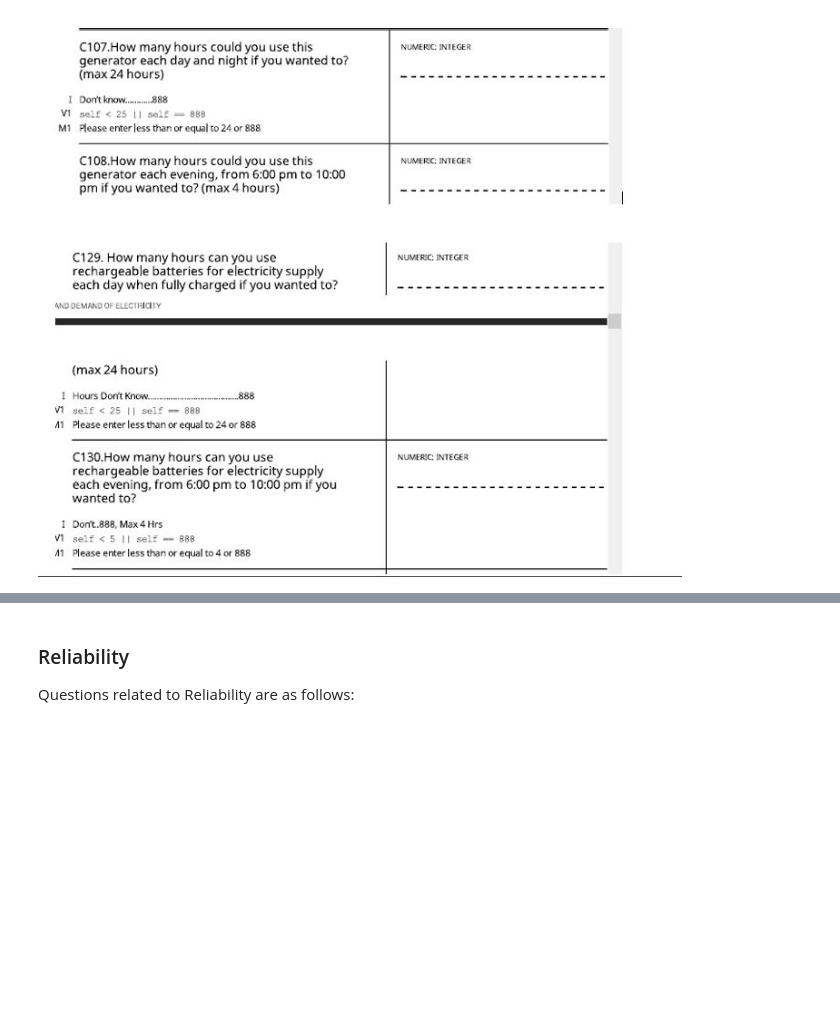
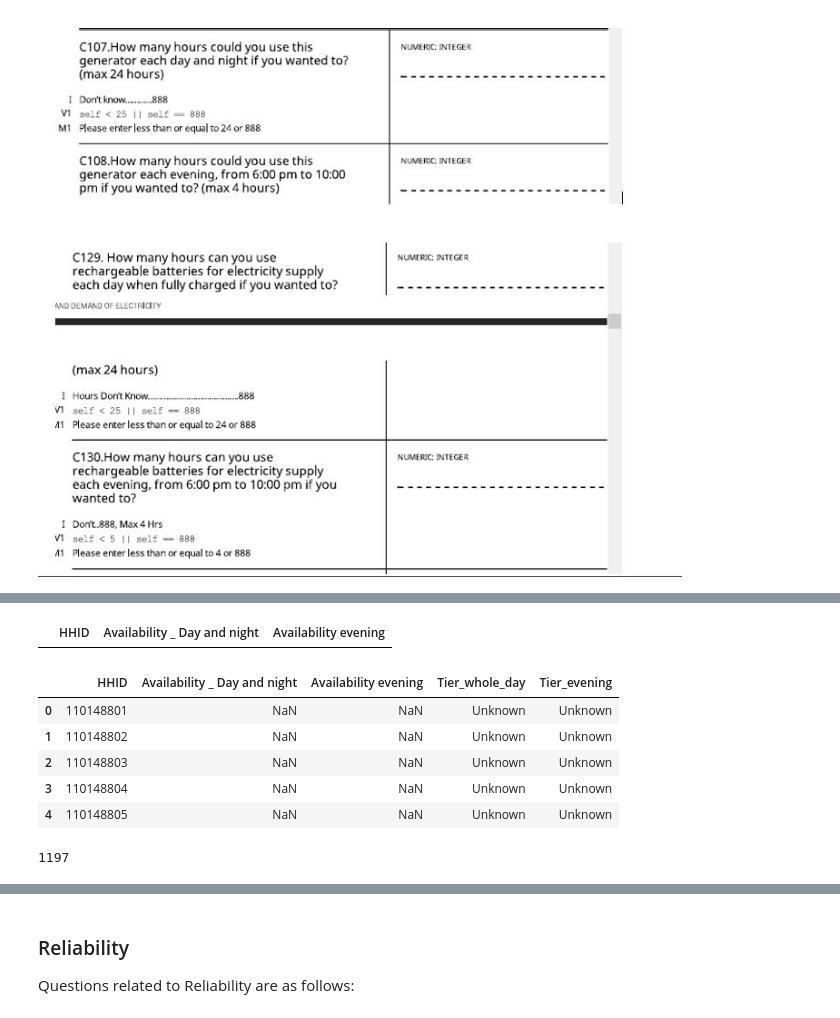
Before and after one commit to alfonsocaiazzo/esmap-mtf-data, a Jupyter notebook: Nepal/Nepal_Energy_Access_Analysis.ipynb, the cells around one changed output, grey strips where cells are left out. Saved outputs shown, nothing was run; the diff lists cells and outputs as text; code cells hidden in the pictures; blank space fills up the shorter version.

```diff
--- a/Nepal/Nepal_Energy_Access_Analysis.ipynb
+++ b/Nepal/Nepal_Energy_Access_Analysis.ipynb
@@ -421,0 +436,4 @@ Name: C129, dtype: float64
+# %%
+# Dataframe with availability information
+avialability_df = electricity_df[["HHID","C29_A","C30_A","C69_A","C70_A","C107_A","C108_A","C129","C130"]]
+avialability_df.isnull().sum()
@@ -421,0 +494,6 @@ Name: C129, dtype: float64
+# %%
+avialability_df[avialability_df['Availability _ Day and night']==3]
+
+# From the results they are n't value less than 4
+# %% [output]
+|  | HHID | Availability _ Day and night | Availability evening |
@@ -421,0 +527,44 @@ Name: C129, dtype: float64
+# %%
+def find_tier2(household_row):
+
+    availability_evening = household_row['Availability evening']
+
+    if (availability_evening  < 1):
+
+        return 'Tier 0'
+    elif (availability_evening > 1 and availability_evening < 2):
+
+        return 'Tier 1'
+    elif (availability_evening > 2 and availability_evening < 3):
+
+        return 'Tier 2'
+    elif (availability_evening > 3 and availability_evening < 4):
+
+        return 'Tier 3'
+    elif (availability_evening >= 4):
+
+        return 'Tier 5'
+    else:
+
+        return 'Unknown'
+# %%
+avialability_df['Tier_whole_day'] = avialability_df.apply(find_tier, axis=1)
+avialability_df ['Tier_evening'] = avialability_df.apply(find_tier2, axis=1)
+avialability_df.head()
+# %% [output]
+|  | HHID | Availability _ Day and night | Availability evening | Tier_whole_day | Tier_evening |
+| 0 | 110148801 | NaN | NaN | Unknown | Unknown |
+| 1 | 110148802 | NaN | NaN | Unknown | Unknown |
+| 2 | 110148803 | NaN | NaN | Unknown | Unknown |
+| 3 | 110148804 | NaN | NaN | Unknown | Unknown |
+| 4 | 110148805 | NaN | NaN | Unknown | Unknown |
+# %%
+# removing unknown data into the sample
+av_wholeday_nationawide = avialability_df[avialability_df["Tier_whole_day"]!= 'Unknown']
+
+#av_wholeday_nationawide1 = av_wholeday_nationawide[av_wholeday_nationawide["Tier_evening"]!= 'Unknown']
+#av_wholeday_nationawide2 = av_wholeday_nationawide1[av_wholeday_nationawide1["Tier_evening"]!= '888.0']
+len(av_wholeday_nationawide)
+#av_wholeday_nationawide.tail()
+# %% [output]
+1197
```
Also changed, not shown: parts of 15 cells of this notebook, 1 other file.
